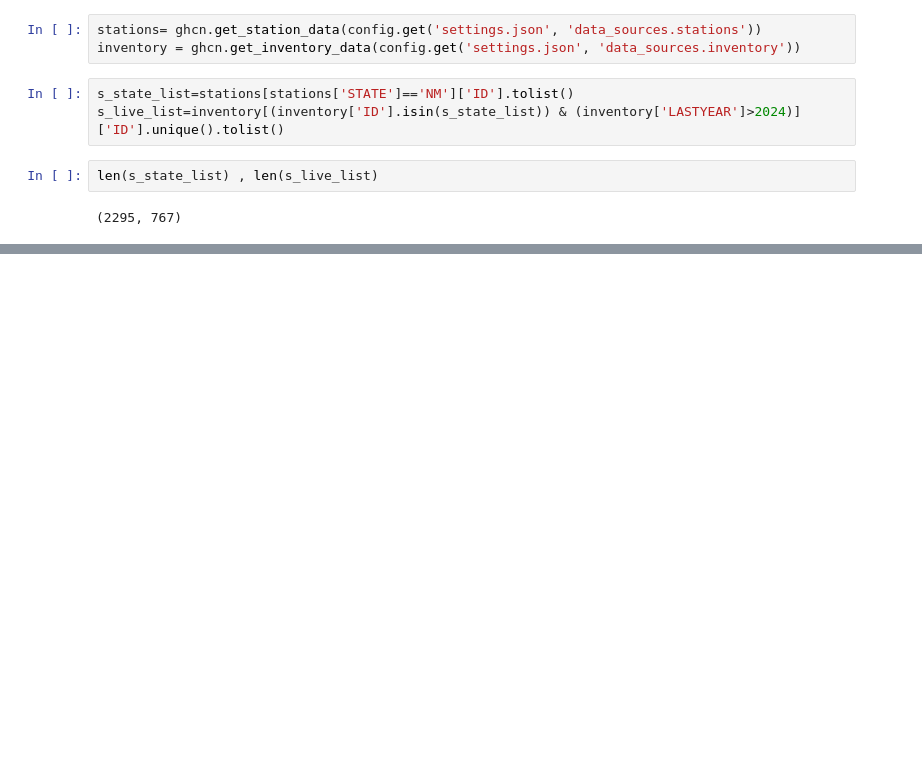
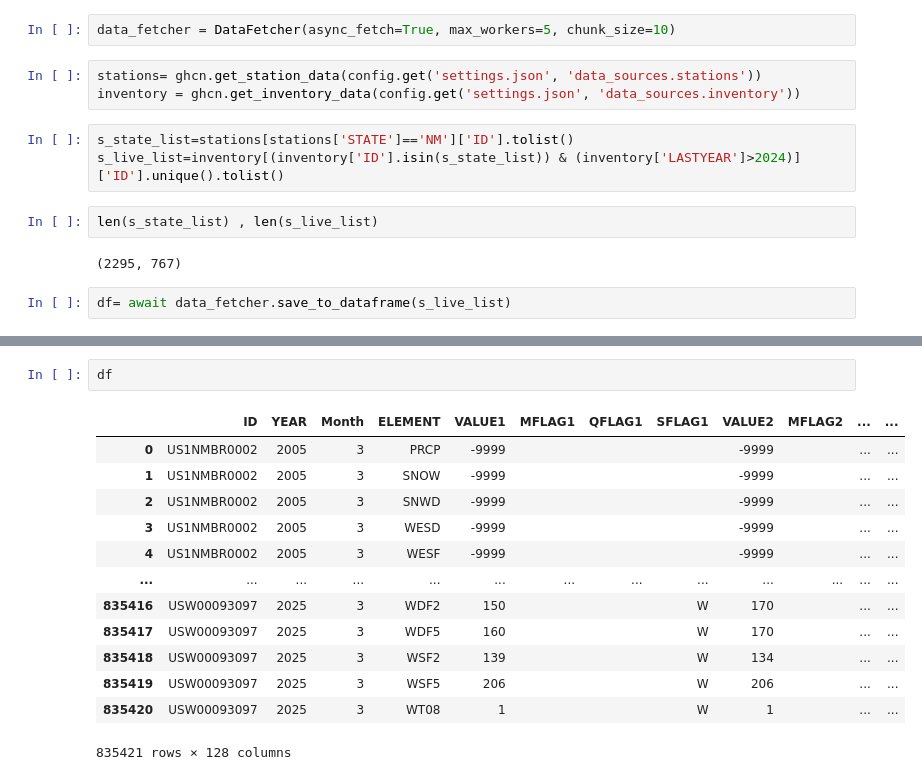
Before and after one commit to loki-k4/BlizzardX, a Jupyter notebook: Notebooks/test.ipynb, the cells around one changed output, grey strips where cells are left out. Drawn from its saved outputs; the diff is of its cells as text; blank space fills up the shorter version.

```diff
--- a/Notebooks/test.ipynb
+++ b/Notebooks/test.ipynb
@@ -21,3 +17,5 @@ KeyboardInterrupt:
+# %%
+data_fetcher = DataFetcher(async_fetch=True, max_workers=5, chunk_size=10)
 # %%
 stations= ghcn.get_station_data(config.get('settings.json', 'data_sources.stations'))
 inventory = ghcn.get_inventory_data(config.get('settings.json', 'data_sources.inventory'))
@@ -28,3 +26,5 @@ s_live_list=inventory[(inventory['ID'].isin(s_state_list)) & (inventory['LASTYEA
 len(s_state_list) , len(s_live_list)
 # %% [output]
 (2295, 767)
+# %%
+df= await data_fetcher.save_to_dataframe(s_live_list)
@@ -30,0 +47,16 @@ len(s_state_list) , len(s_live_list)
+# %%
+df
+# %% [output]
+|  | ID | YEAR | Month | ELEMENT | VALUE1 | MFLAG1 | QFLAG1 | SFLAG1 | VALUE2 | MFLAG2 | ... | ... |
+| 0 | US1NMBR0002 | 2005 | 3 | PRCP | -9999 |  |  |  | -9999 |  | ... | ... |
+| 1 | US1NMBR0002 | 2005 | 3 | SNOW | -9999 |  |  |  | -9999 |  | ... | ... |
+| 2 | US1NMBR0002 | 2005 | 3 | SNWD | -9999 |  |  |  | -9999 |  | ... | ... |
+| 3 | US1NMBR0002 | 2005 | 3 | WESD | -9999 |  |  |  | -9999 |  | ... | ... |
+| 4 | US1NMBR0002 | 2005 | 3 | WESF | -9999 |  |  |  | -9999 |  | ... | ... |
+| ... | ... | ... | ... | ... | ... | ... | ... | ... | ... | ... | ... | ... |
+| 835416 | USW00093097 | 2025 | 3 | WDF2 | 150 |  |  | W | 170 |  | ... | ... |
+| 835417 | USW00093097 | 2025 | 3 | WDF5 | 160 |  |  | W | 170 |  | ... | ... |
+| 835418 | USW00093097 | 2025 | 3 | WSF2 | 139 |  |  | W | 134 |  | ... | ... |
+| 835419 | USW00093097 | 2025 | 3 | WSF5 | 206 |  |  | W | 206 |  | ... | ... |
+| 835420 | USW00093097 | 2025 | 3 | WT08 | 1 |  |  | W | 1 |  | ... | ... |
+835421 rows × 128 columns
```
Also changed, not shown: parts of 2 cells of this notebook, 2 other files.
